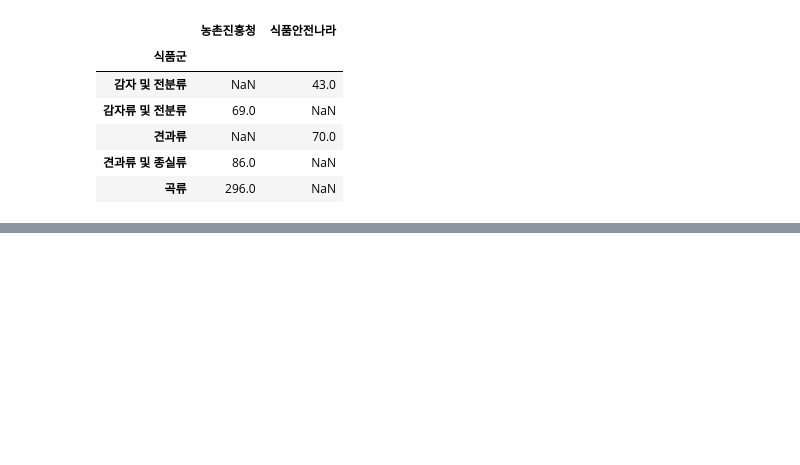
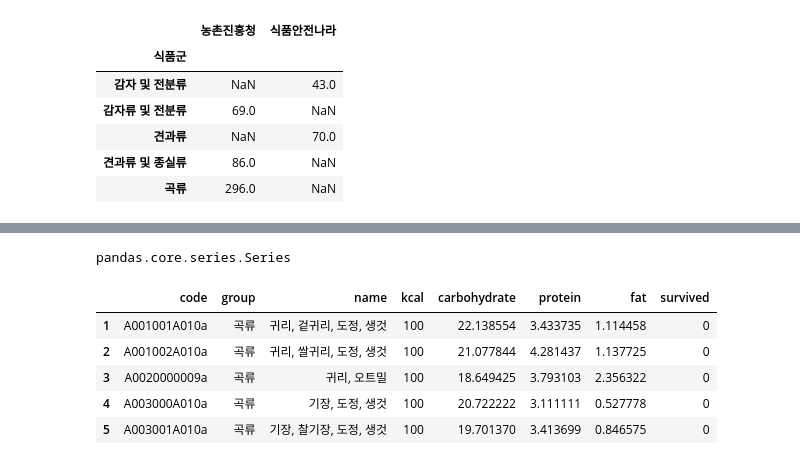
Before and after one commit to JAICHANGPARK/DataExperiment_Python, a Jupyter notebook: 02_food_analysis/analysis/20180717/code/9_revision_01.ipynb, the cells around one changed output, grey strips where cells are left out. Drawn from its saved outputs; the diff is of its cells as text; code cells hidden in the pictures; blank space fills up the shorter version.

```diff
--- a/02_food_analysis/analysis/20180717/code/9_revision_01.ipynb
+++ b/02_food_analysis/analysis/20180717/code/9_revision_01.ipynb
@@ -278,0 +370,4 @@ merge_food_group.to_excel('../output/merge_food_group.xlsx')
+# %%
+type(rate)
+# %% [output]
+pandas.core.series.Series
@@ -278,0 +386,9 @@ merge_food_group.to_excel('../output/merge_food_group.xlsx')
+# %%
+gokryu_frame.head()
+# %% [output]
+|  | code | group | name | kcal | carbohydrate | protein | fat | survived |
+| 1 | A001001A010a | 곡류 | 귀리, 겉귀리, 도정, 생것 | 100 | 22.138554 | 3.433735 | 1.114458 | 0 |
+| 2 | A001002A010a | 곡류 | 귀리, 쌀귀리, 도정, 생것 | 100 | 21.077844 | 4.281437 | 1.137725 | 0 |
+| 3 | A0020000009a | 곡류 | 귀리, 오트밀 | 100 | 18.649425 | 3.793103 | 2.356322 | 0 |
+| 4 | A003000A010a | 곡류 | 기장, 도정, 생것 | 100 | 20.722222 | 3.111111 | 0.527778 | 0 |
+| 5 | A003001A010a | 곡류 | 기장, 찰기장, 도정, 생것 | 100 | 19.701370 | 3.413699 | 0.846575 | 0 |
```
Also changed, not shown: parts of 25 cells of this notebook, 4 other files.
